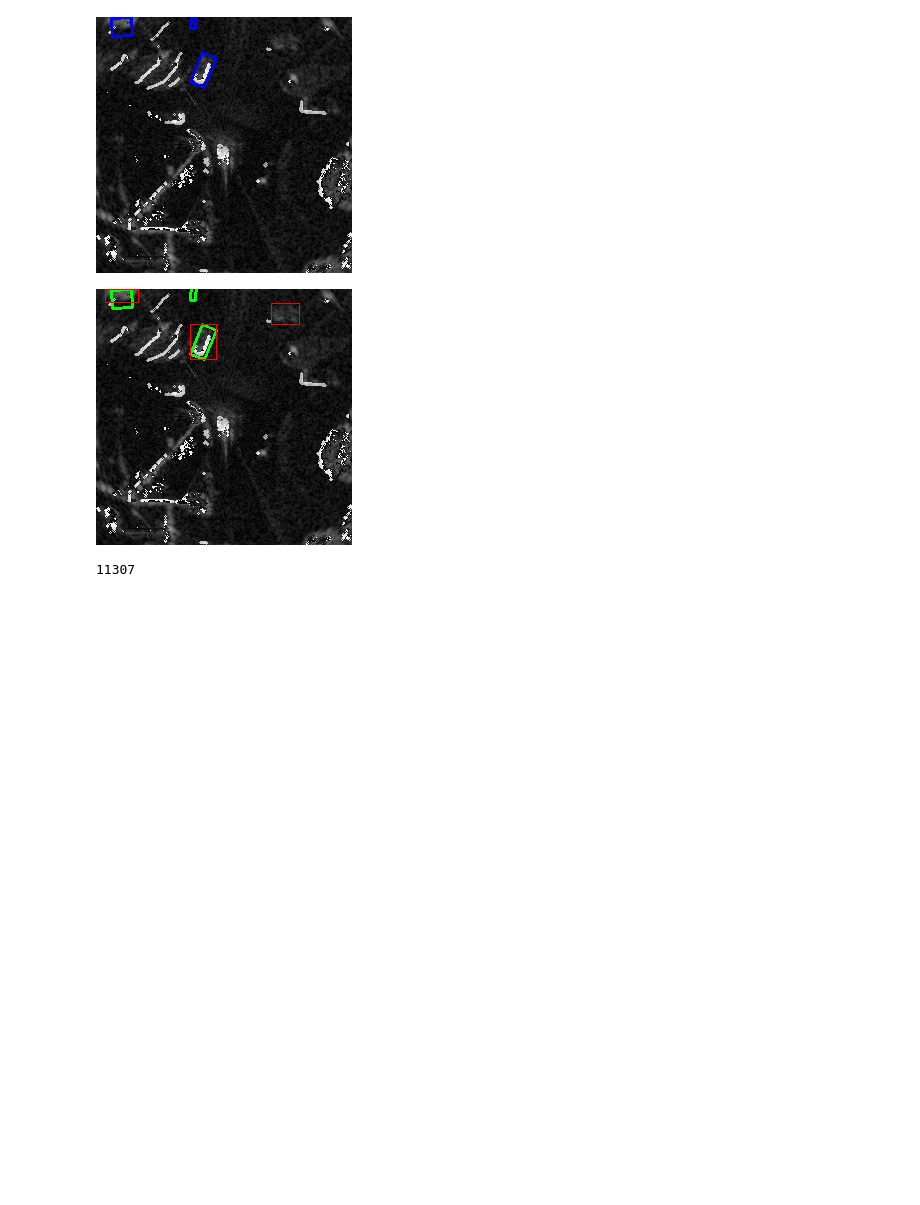
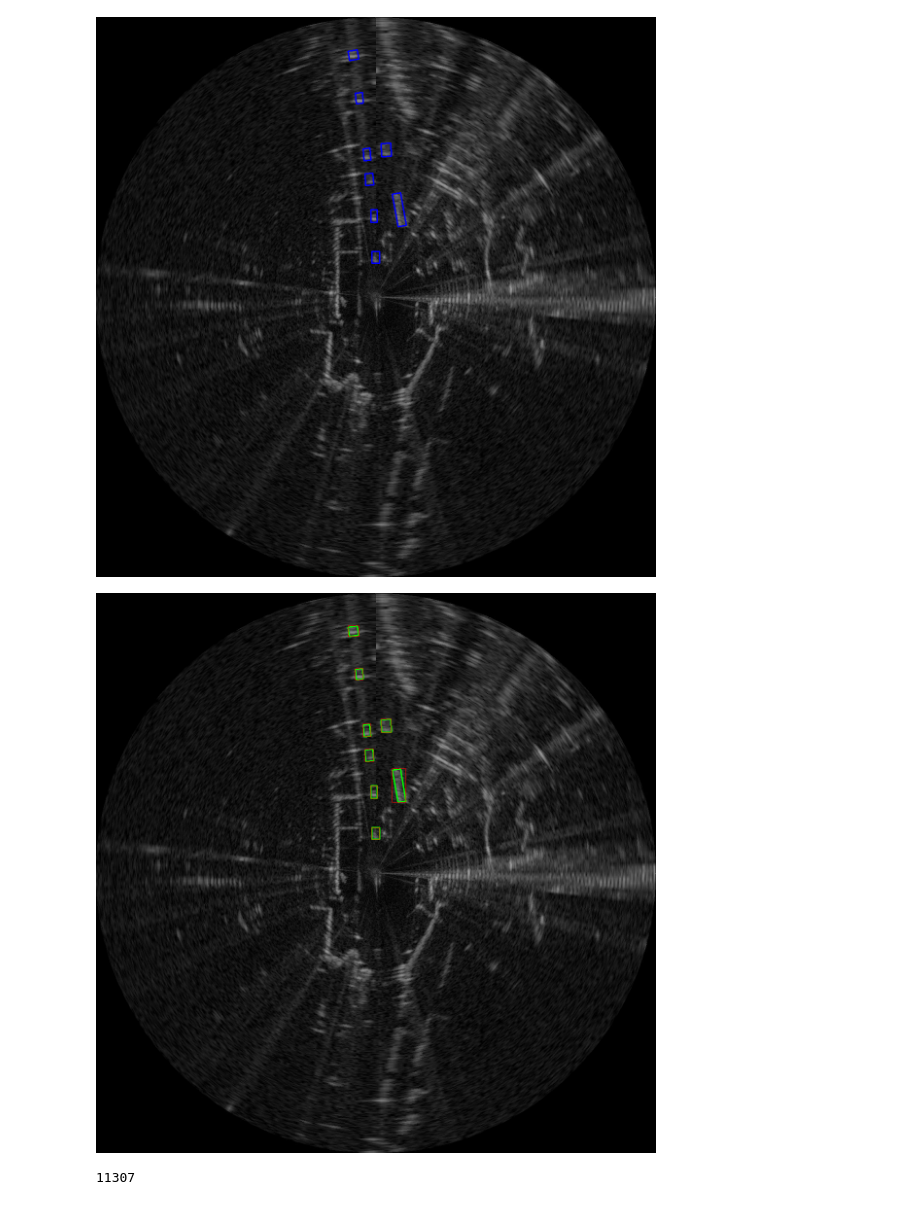
Before and after one commit to sonjjin/dataset_maker, a Jupyter notebook: dataset_viewer.ipynb, the cells around one changed output. Cells and saved outputs as stored; diff of their text form; code cells hidden in the pictures; blank space fills up the shorter version.

```diff
--- a/dataset_viewer.ipynb
+++ b/dataset_viewer.ipynb
@@ -45,14 +45,15 @@ def gen_boundingbox(bbox, angle):
     return points
 # %%
 train_mode = 'train_good_and_bad_weather'
-root_dir = '/workspace/dataset/radiate_lidar'
+root_dir = '/workspace/dataset/radiate_origin'
 # dataset = Radiate_Dataset(data_folder, train_mode, transform=True)
-
-img_list = np.loadtxt(os.path.join(root_dir, train_mode, 'labels_with_object.txt'))
+img_list = os.listdir(os.path.join(root_dir, train_mode, 'images_radar'))
+img_list.sort()
+# img_list = np.loadtxt(os.path.join(root_dir, train_mode, 'labels_with_object.txt'))
 # print(img_list[110])
-i = int(img_list[2012])
+i = int(img_list[100][:-5])
 print(i)
-img_save = os.path.join(root_dir, train_mode, 'images_add')
+img_save = os.path.join(root_dir, train_mode, 'images_radar')
 label_save = os.path.join(root_dir, train_mode, 'labels')
 label_angle_save = os.path.join(root_dir, train_mode, 'labels_angle')
 label_OBB_save = os.path.join(root_dir, train_mode, 'labelTxt')
@@ -153,5 +160,5 @@ img2_show.show()
-[figure, old version]
+[figure, new version]
-[figure, old version]
+[figure, new version]
 # %%
 train_mode = 'test'
 root_dir = '/workspace/dataset/radiate_centercrop'
```
Also changed, not shown: parts of 1 cell of this notebook, 10 other files.
